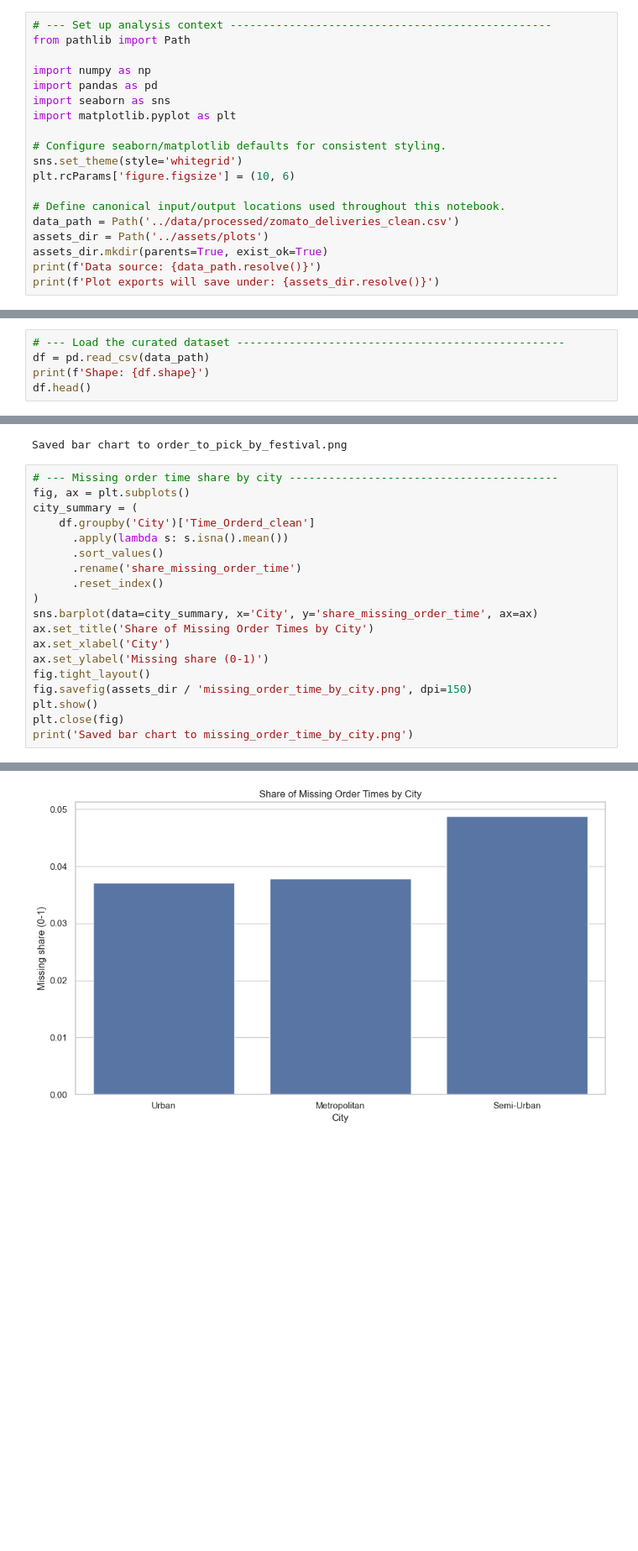
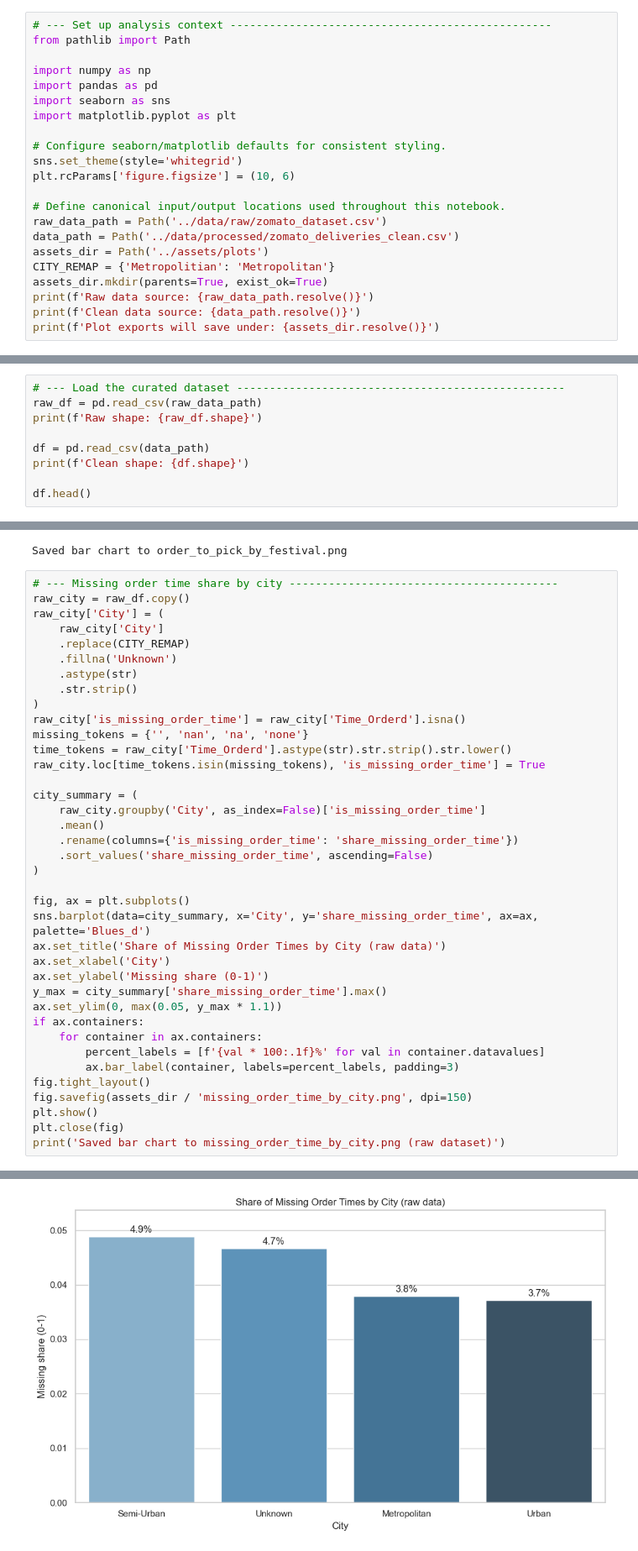
Before and after one commit to xh7777777/is5740-eightA, a Jupyter notebook: notebooks/exploratory_zomato.ipynb, the cells around one changed output, grey strips where cells are left out. Shown at 84% size. Cells and saved outputs as stored; diff of their text form; blank space fills up the shorter version.

```diff
--- a/notebooks/exploratory_zomato.ipynb
+++ b/notebooks/exploratory_zomato.ipynb
@@ -16,9 +16,12 @@ sns.set_theme(style='whitegrid')
 plt.rcParams['figure.figsize'] = (10, 6)
 
 # Define canonical input/output locations used throughout this notebook.
+raw_data_path = Path('../data/raw/zomato_dataset.csv')
 data_path = Path('../data/processed/zomato_deliveries_clean.csv')
 assets_dir = Path('../assets/plots')
+CITY_REMAP = {'Metropolitian': 'Metropolitan'}
 assets_dir.mkdir(parents=True, exist_ok=True)
-print(f'Data source: {data_path.resolve()}')
+print(f'Raw data source: {raw_data_path.resolve()}')
+print(f'Clean data source: {data_path.resolve()}')
 print(f'Plot exports will save under: {assets_dir.resolve()}')
 # %% [output]
@@ -26,7 +30,11 @@ Data source: /Users/xiaohuan/develop/is5740-datapre/data/processed/zomato_delive
 Plot exports will save under: /Users/xiaohuan/develop/is5740-datapre/assets/plots
 # %%
 # --- Load the curated dataset --------------------------------------------------
+raw_df = pd.read_csv(raw_data_path)
+print(f'Raw shape: {raw_df.shape}')
+
 df = pd.read_csv(data_path)
-print(f'Shape: {df.shape}')
+print(f'Clean shape: {df.shape}')
+
 df.head()
 # %% [output]
@@ -102,21 +111,40 @@ print('Saved bar chart to order_to_pick_by_festival.png')
 Saved bar chart to order_to_pick_by_festival.png
 # %%
 # --- Missing order time share by city -----------------------------------------
+raw_city = raw_df.copy()
+raw_city['City'] = (
+    raw_city['City']
+    .replace(CITY_REMAP)
+    .fillna('Unknown')
+    .astype(str)
+    .str.strip()
+)
+raw_city['is_missing_order_time'] = raw_city['Time_Orderd'].isna()
+missing_tokens = {'', 'nan', 'na', 'none'}
+time_tokens = raw_city['Time_Orderd'].astype(str).str.strip().str.lower()
+raw_city.loc[time_tokens.isin(missing_tokens), 'is_missing_order_time'] = True
+
+city_summary = (
+    raw_city.groupby('City', as_index=False)['is_missing_order_time']
+    .mean()
+    .rename(columns={'is_missing_order_time': 'share_missing_order_time'})
+    .sort_values('share_missing_order_time', ascending=False)
+)
+
 fig, ax = plt.subplots()
-city_summary = (
-    df.groupby('City')['Time_Orderd_clean']
-      .apply(lambda s: s.isna().mean())
-      .sort_values()
-      .rename('share_missing_order_time')
-      .reset_index()
-)
-sns.barplot(data=city_summary, x='City', y='share_missing_order_time', ax=ax)
-ax.set_title('Share of Missing Order Times by City')
+sns.barplot(data=city_summary, x='City', y='share_missing_order_time', ax=ax, palette='Blues_d')
+ax.set_title('Share of Missing Order Times by City (raw data)')
 ax.set_xlabel('City')
 ax.set_ylabel('Missing share (0-1)')
+y_max = city_summary['share_missing_order_time'].max()
+ax.set_ylim(0, max(0.05, y_max * 1.1))
+if ax.containers:
+    for container in ax.containers:
+        percent_labels = [f'{val * 100:.1f}%' for val in container.datavalues]
+        ax.bar_label(container, labels=percent_labels, padding=3)
 fig.tight_layout()
 fig.savefig(assets_dir / 'missing_order_time_by_city.png', dpi=150)
 plt.show()
 plt.close(fig)
-print('Saved bar chart to missing_order_time_by_city.png')
+print('Saved bar chart to missing_order_time_by_city.png (raw dataset)')
 # %% [output]
@@ -123 +154 @@ print('Saved bar chart to missing_order_time_by_city.png')
-[figure, old version]
+[figure, new version]
```
Also changed, not shown: parts of 12 cells of this notebook, 12 other files.
